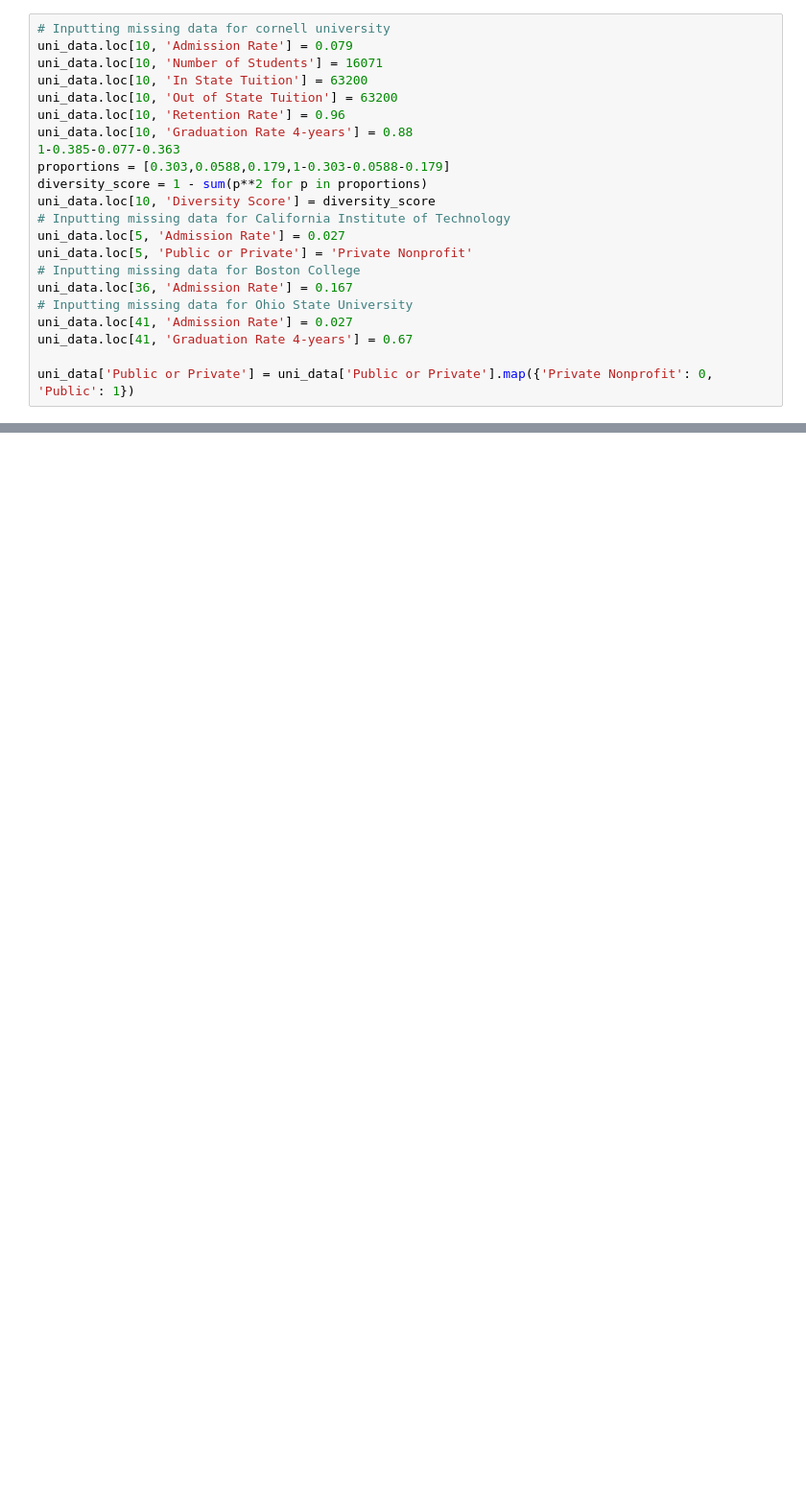
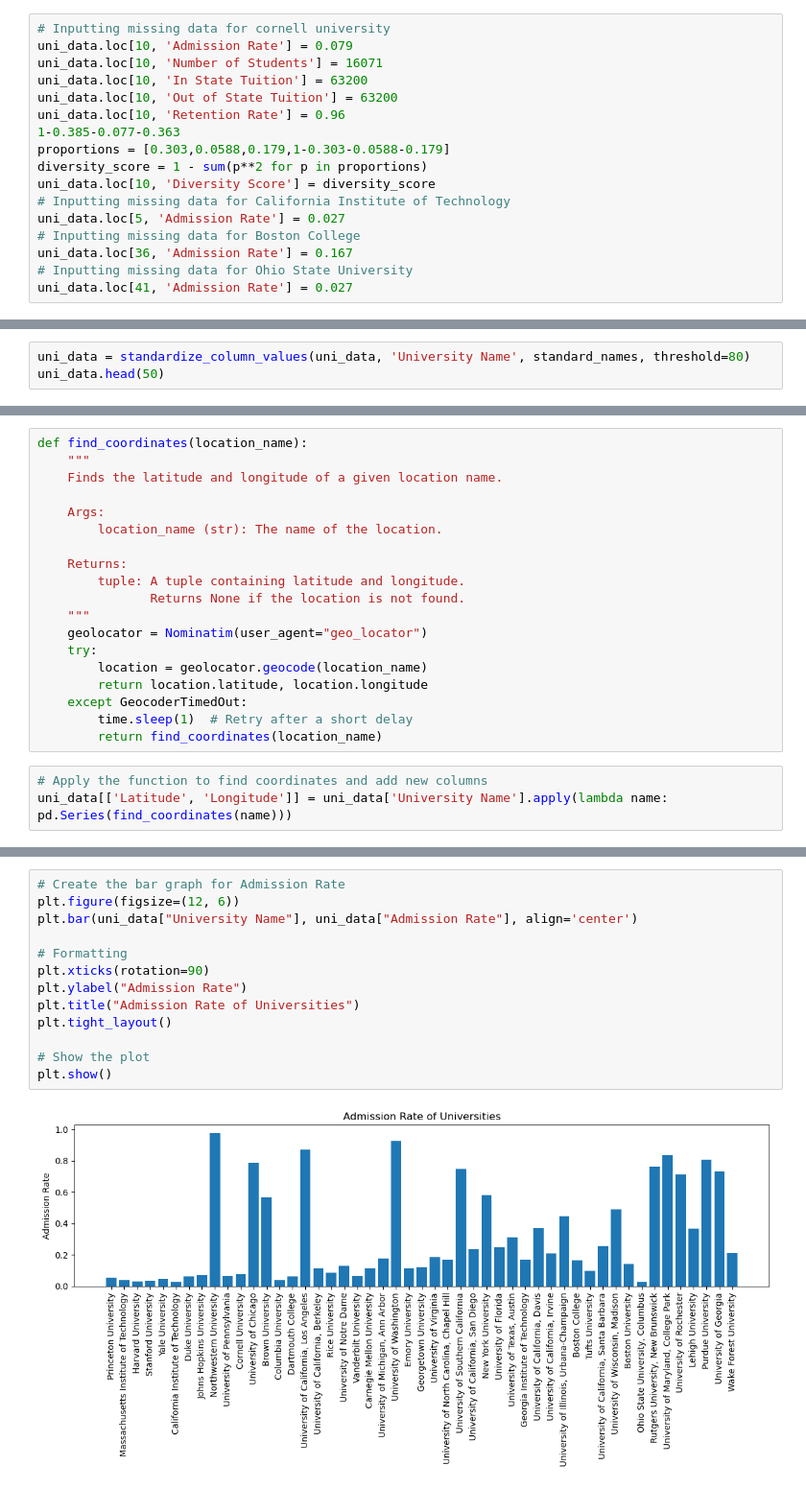
Before and after one commit to Jeanff02/CME538_Byte_Me_Big_Project, a Jupyter notebook: Tuition_Data_Scraping.ipynb, the cells around one changed output, grey strips where cells are left out. Shown at 96% size. Saved outputs shown, nothing was run; the diff lists cells and outputs as text; blank space fills up the shorter version.

```diff
--- a/Tuition_Data_Scraping.ipynb
+++ b/Tuition_Data_Scraping.ipynb
@@ -53,21 +84,16 @@ uni_data.loc[10, 'Number of Students'] = 16071
 uni_data.loc[10, 'In State Tuition'] = 63200
 uni_data.loc[10, 'Out of State Tuition'] = 63200
 uni_data.loc[10, 'Retention Rate'] = 0.96
-uni_data.loc[10, 'Graduation Rate 4-years'] = 0.88
 1-0.385-0.077-0.363
 proportions = [0.303,0.0588,0.179,1-0.303-0.0588-0.179]
 diversity_score = 1 - sum(p**2 for p in proportions)
 uni_data.loc[10, 'Diversity Score'] = diversity_score
 # Inputting missing data for California Institute of Technology
 uni_data.loc[5, 'Admission Rate'] = 0.027
-uni_data.loc[5, 'Public or Private'] = 'Private Nonprofit'
 # Inputting missing data for Boston College
 uni_data.loc[36, 'Admission Rate'] = 0.167
 # Inputting missing data for Ohio State University
 uni_data.loc[41, 'Admission Rate'] = 0.027
-uni_data.loc[41, 'Graduation Rate 4-years'] = 0.67
-
-uni_data['Public or Private'] = uni_data['Public or Private'].map({'Private Nonprofit': 0, 'Public': 1})
 # %%
 uni_data.head(50)
 # %% [output]
@@ -92,0 +182,3 @@ uni_data.to_csv("scorecard_data.csv", index=False)
+# %%
+uni_data = standardize_column_values(uni_data, 'University Name', standard_names, threshold=80)
+uni_data.head(50)
@@ -92,0 +205,22 @@ uni_data.to_csv("scorecard_data.csv", index=False)
+# %%
+def find_coordinates(location_name):
+    """
+    Finds the latitude and longitude of a given location name.
+
+    Args:
+        location_name (str): The name of the location.
+
+    Returns:
+        tuple: A tuple containing latitude and longitude.
+               Returns None if the location is not found.
+    """
+    geolocator = Nominatim(user_agent="geo_locator")
+    try:
+        location = geolocator.geocode(location_name)
+        return location.latitude, location.longitude
+    except GeocoderTimedOut:
+        time.sleep(1)  # Retry after a short delay
+        return find_coordinates(location_name)
+# %%
+# Apply the function to find coordinates and add new columns
+uni_data[['Latitude', 'Longitude']] = uni_data['University Name'].apply(lambda name: pd.Series(find_coordinates(name)))
@@ -92,0 +318,15 @@ uni_data.to_csv("scorecard_data.csv", index=False)
+# %%
+# Create the bar graph for Admission Rate
+plt.figure(figsize=(12, 6))
+plt.bar(uni_data["University Name"], uni_data["Admission Rate"], align='center')
+
+# Formatting
+plt.xticks(rotation=90)
+plt.ylabel("Admission Rate")
+plt.title("Admission Rate of Universities")
+plt.tight_layout()
+
+# Show the plot
+plt.show()
+# %% [output]
+[figure, added]
```
Also changed, not shown: parts of 28 cells of this notebook, 2 other files.
